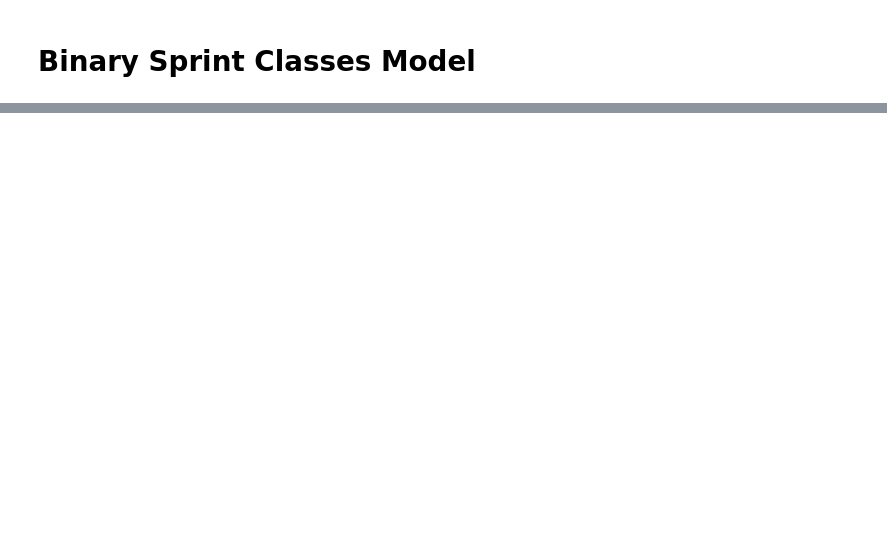
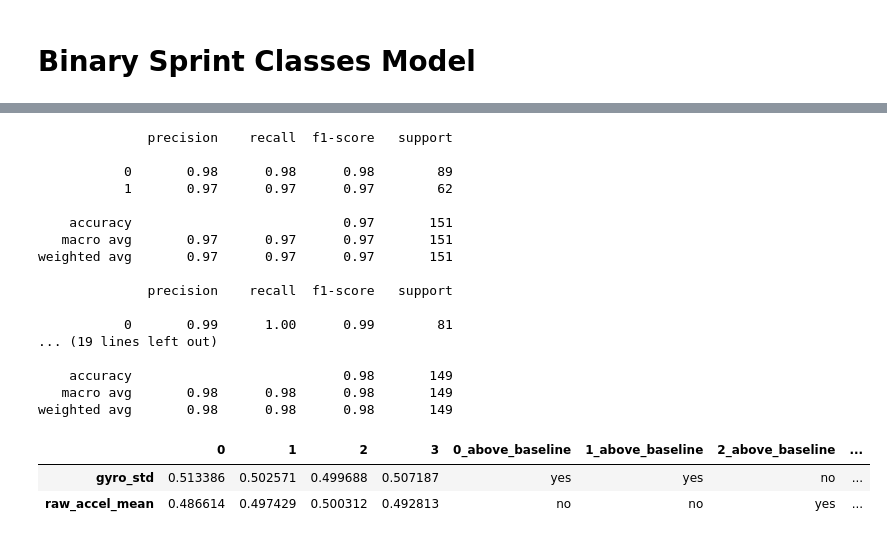
Before and after one commit to minguyeme/sprint_companion, a Jupyter notebook: ml_automation/notebooks/04_model.ipynb, the cells around one changed output, grey strips where cells are left out. Cells and saved outputs as stored; diff of their text form; code cells hidden in the pictures; blank space fills up the shorter version.

```diff
--- a/ml_automation/notebooks/04_model.ipynb
+++ b/ml_automation/notebooks/04_model.ipynb
@@ -129,0 +213,46 @@ with open("../models/binary_sprint_classifier.dart", "w") as file:
+# %%
+selected_features = ["gyro_std", 'raw_accel_mean']
+X = df[selected_features]
+# %%
+importances_list = []
+
+for train_idx, test_idx in sgkf.split(X, y, groups=groups):
+    X_train = X.iloc[train_idx]
+    y_train = y.iloc[train_idx]
+    X_test = X.iloc[test_idx]
+    y_test = y.iloc[test_idx]
+
+    clf = RandomForestClassifier(random_state=1)
+    clf.fit(X_train, y_train)
+
+    importances_list.append(clf.feature_importances_)
+    print(classification_report(y_test, clf.predict(X_test)))
+
+importances_df = pd.DataFrame(importances_list, columns=X.columns).T
+
+for col in importances_df.columns:
+    importances_df[f"{col}_above_baseline"] = importances_df[col].apply(
+        lambda x: "yes" if x > 1 / len(importances_df) else "no"
+    )
+importances_df
+# %% [output]
+              precision    recall  f1-score   support
+
+           0       0.98      0.98      0.98        89
+           1       0.97      0.97      0.97        62
+
+    accuracy                           0.97       151
+   macro avg       0.97      0.97      0.97       151
+weighted avg       0.97      0.97      0.97       151
+
+              precision    recall  f1-score   support
+
+           0       0.99      1.00      0.99        81
+... (19 lines left out)
+
+    accuracy                           0.98       149
+   macro avg       0.98      0.98      0.98       149
+weighted avg       0.98      0.98      0.98       149
+|  | 0 | 1 | 2 | 3 | 0_above_baseline | 1_above_baseline | 2_above_baseline | ... |
+| gyro_std | 0.513386 | 0.502571 | 0.499688 | 0.507187 | yes | yes | no | ... |
+| raw_accel_mean | 0.486614 | 0.497429 | 0.500312 | 0.492813 | no | no | yes | ... |
```
Also changed, not shown: parts of 10 cells of this notebook, 5 other files.
